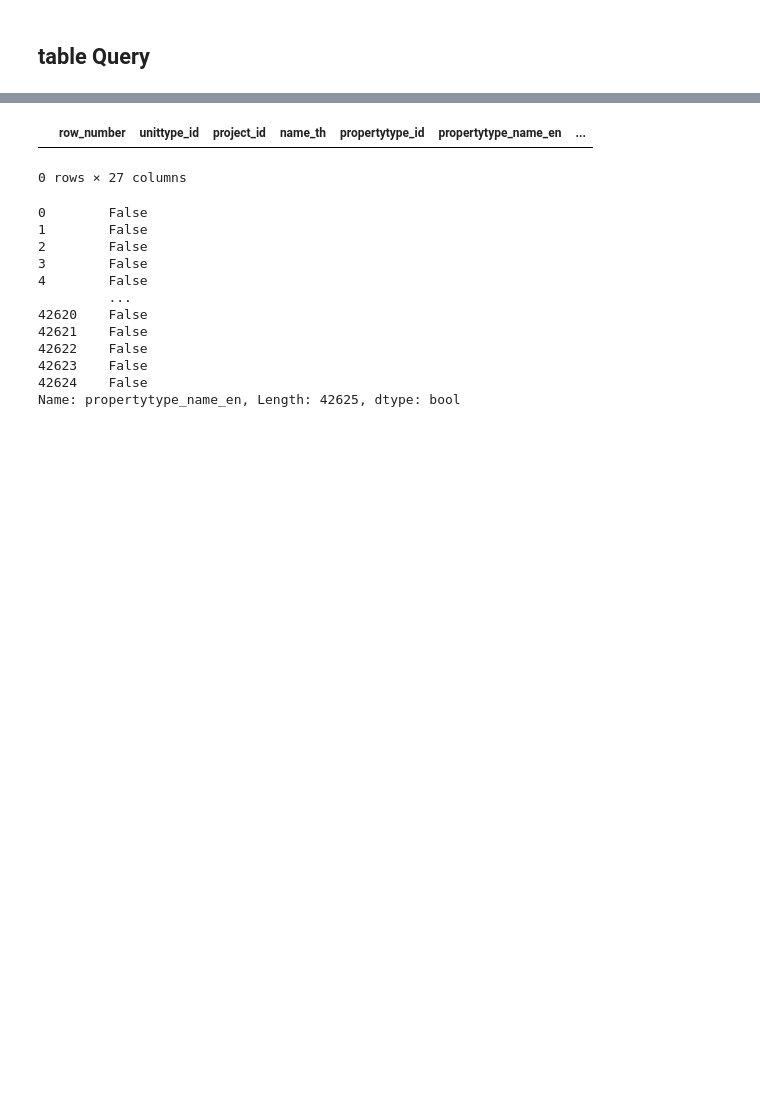
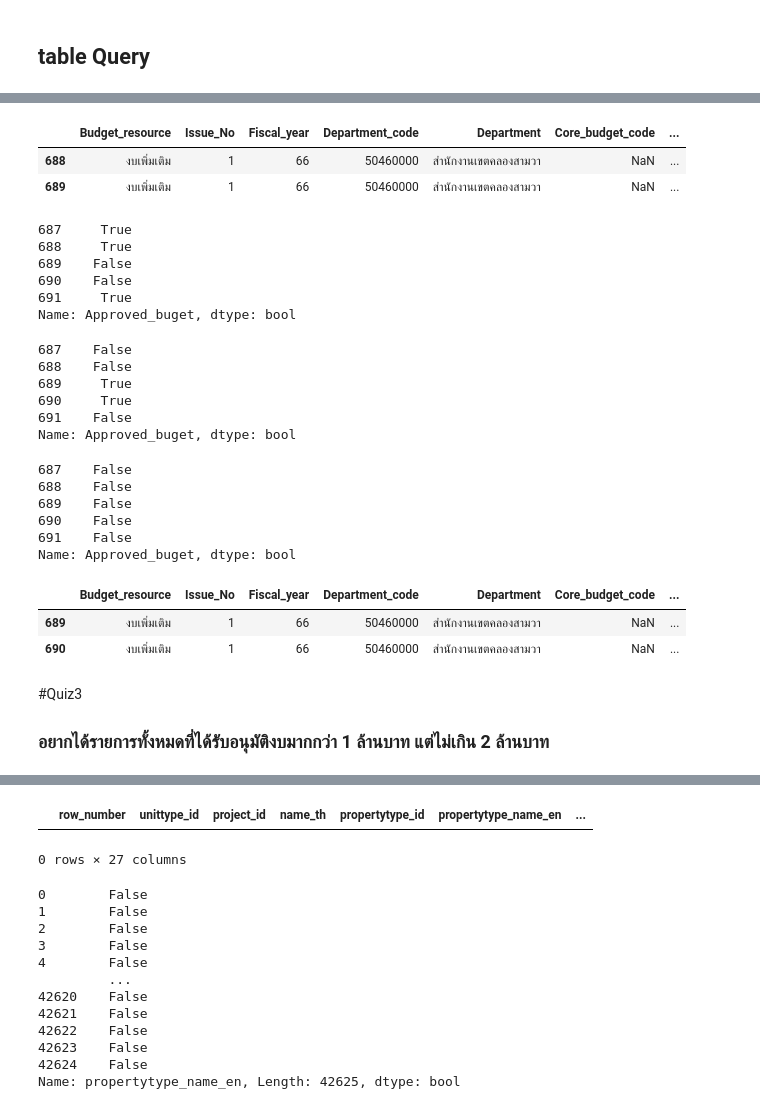
Before and after one commit to puttipongyy/python_dataviz2023, a Jupyter notebook: Pandas101.ipynb, the cells around one changed output, grey strips where cells are left out. Drawn from its saved outputs; the diff is of its cells as text; code cells hidden in the pictures; blank space fills up the shorter version.

Commit message:
Quiz3

```diff
--- a/Pandas101.ipynb
+++ b/Pandas101.ipynb
@@ -176,0 +218,44 @@ data1.iloc[-20 :,7:10]
+# %%
+small_df[[False,True,True,False,False]]
+# %% [output]
+|  | Budget_resource | Issue_No | Fiscal_year | Department_code | Department | Core_budget_code | ... |
+| 688 | งบเพิ่มเติม | 1 | 66 | 50460000 | สำนักงานเขตคลองสามวา | NaN | ... |
+| 689 | งบเพิ่มเติม | 1 | 66 | 50460000 | สำนักงานเขตคลองสามวา | NaN | ... |
+# %%
+bb = small_df['Approved_buget']  > 1000000
+bb
+# %% [output]
+687     True
+688     True
+689    False
+690    False
+691     True
+Name: Approved_buget, dtype: bool
+# %%
+b2b = small_df['Approved_buget']  <= 2000000
+b2b
+# %% [output]
+687    False
+688    False
+689     True
+690     True
+691    False
+Name: Approved_buget, dtype: bool
+# %%
+bb&b2b
+# %% [output]
+687    False
+688    False
+689    False
+690    False
+691    False
+Name: Approved_buget, dtype: bool
+# %%
+small_df[small_df['Approved_buget'] < 1000000]
+# %% [output]
+|  | Budget_resource | Issue_No | Fiscal_year | Department_code | Department | Core_budget_code | ... |
+| 689 | งบเพิ่มเติม | 1 | 66 | 50460000 | สำนักงานเขตคลองสามวา | NaN | ... |
+| 690 | งบเพิ่มเติม | 1 | 66 | 50460000 | สำนักงานเขตคลองสามวา | NaN | ... |
+# %% [markdown]
+#Quiz3
+### อยากได้รายการทั้งหมดที่ได้รับอนุมัติงบมากกว่า 1 ล้านบาท แต่ไม่เกิน 2 ล้านบาท
```
Also changed, not shown: parts of 20 cells of this notebook.
